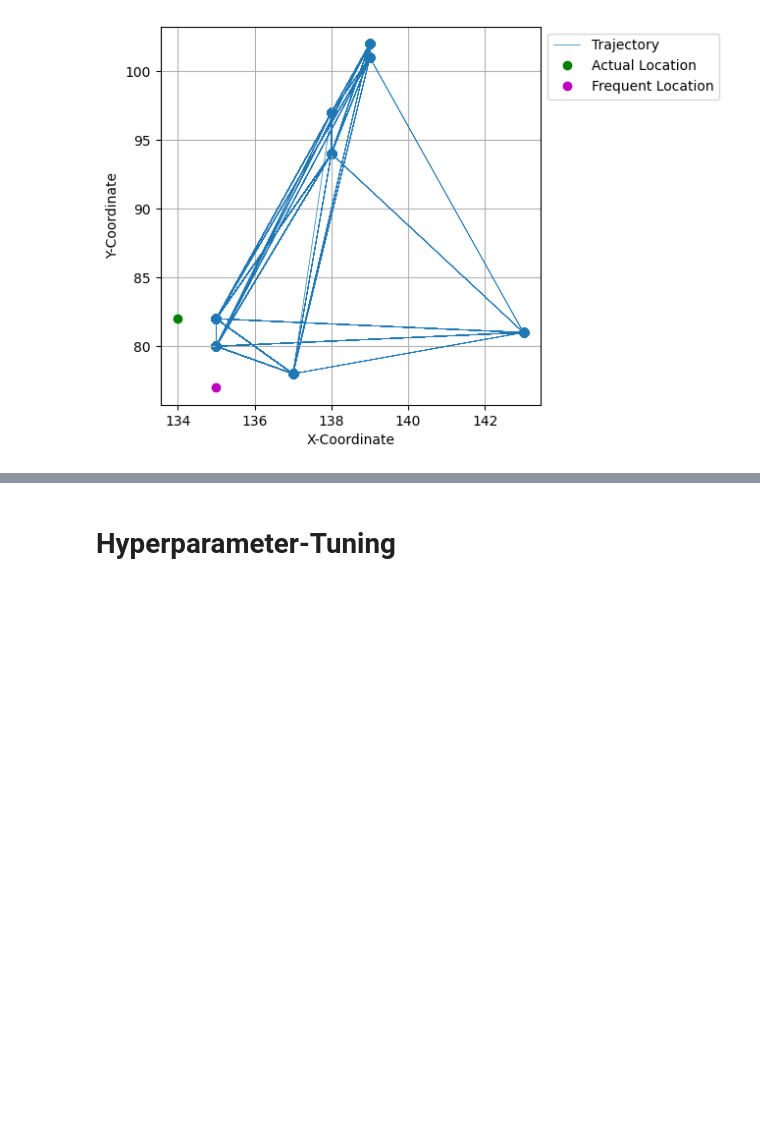
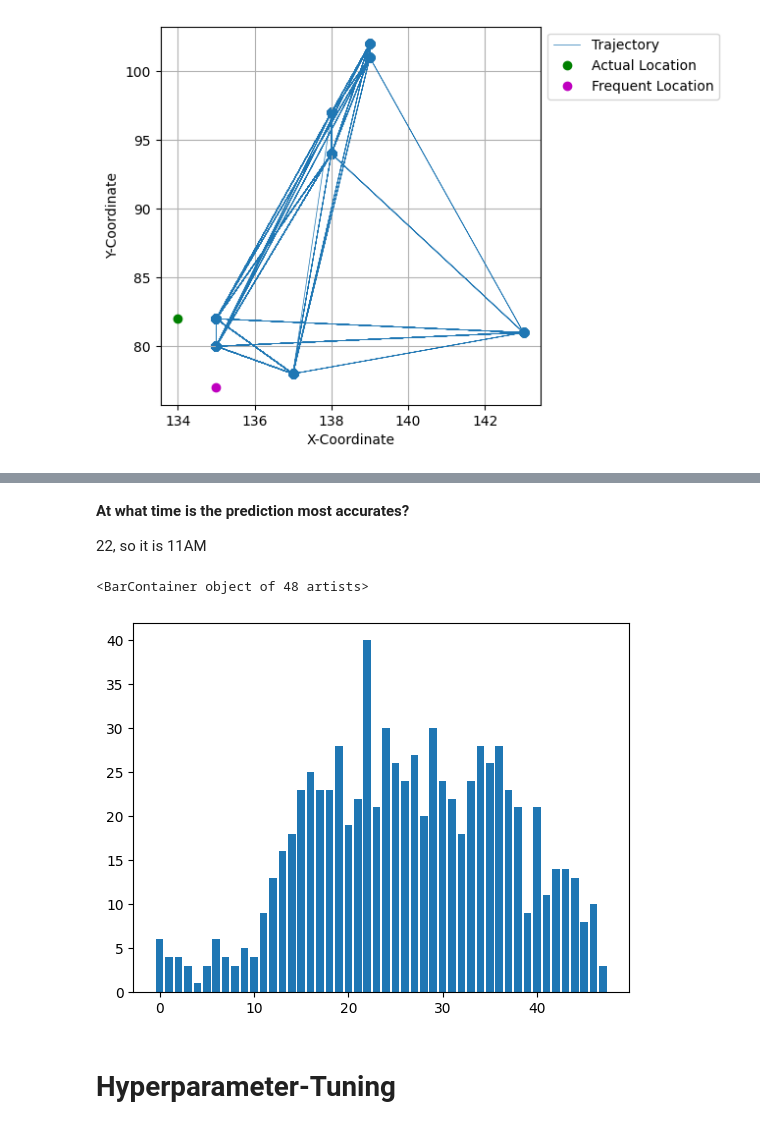
Before and after one commit to ANNIZHENG/MLModel_Eval_with_YJMob100K, a Jupyter notebook: CustomTransformer_with_YJMob100K.ipynb, the cells around one changed output, grey strips where cells are left out. Drawn from its saved outputs; the diff is of its cells as text; code cells hidden in the pictures; blank space fills up the shorter version.

```diff
--- a/CustomTransformer_with_YJMob100K.ipynb
+++ b/CustomTransformer_with_YJMob100K.ipynb
@@ -39,7 +44,7 @@ class TrajectoryDataset(Dataset):
 
                 # slice the data into several sessions using moving window approach
                 self.data.extend([(xy[i:i+WINDOW_SIZE], t[i:i+WINDOW_SIZE])
-                                  for i in range(0, STEP_SIZE-WINDOW_SIZE+1, WINDOW_SIZE)])
+                                  for i in range(STEP_SIZE-WINDOW_SIZE+1)])
 
     def __len__(self):
         return len(self.data)
@@ -472,3 +493,39 @@ plot_trajectory(inputs,labels,positions,label_positions,prediction)
+# %% [markdown]
+**At what time is the prediction most accurates?**
+
+22, so it is 11AM
+# %%
+all_times = [0 for _ in range(48)] # get all time
+
+def evaluate_model_for_time_analysis(model, dataloader, device, k):
+    model.eval()
+
+    with torch.no_grad():
+        for inputs, labels, positions, label_positions in dataloader:
+            inputs = inputs.to(device)
+            labels = labels.to(device)
+            positions = positions.to(device)
+            label_positions = label_positions.to(device)
+
+            logits = model(inputs, positions, labels, label_positions)
+
+            if (BATCH_SIZE > 1):
+                for logit_i in range(len(logits)):
+                    tolerated_acc = int(labels[logit_i] in torch.topk(logits[logit_i], k)[1])
+                    if (tolerated_acc): all_times[label_positions[logit_i].item()] += 1 ##
+            else:
+                tolerated_acc = int(labels in torch.topk(logits, k)[1])
+                if (tolerated_acc): all_times[label_positions[logit_i].item()] += 1 ##
+
+evaluate_model_for_time_analysis(transformer, test_dataloader, device, 1)
+
+plt.bar([int(i) for i in range(48)], all_times)
+# Top 5 accuracy
+# What time works best
+# What user attributes works best
+# %% [output]
+<BarContainer object of 48 artists>
+[figure, added]
 # %% [markdown]
 # Hyperparameter-Tuning
 # %%
```
Also changed, not shown: parts of 7 cells of this notebook, 1 other file.
